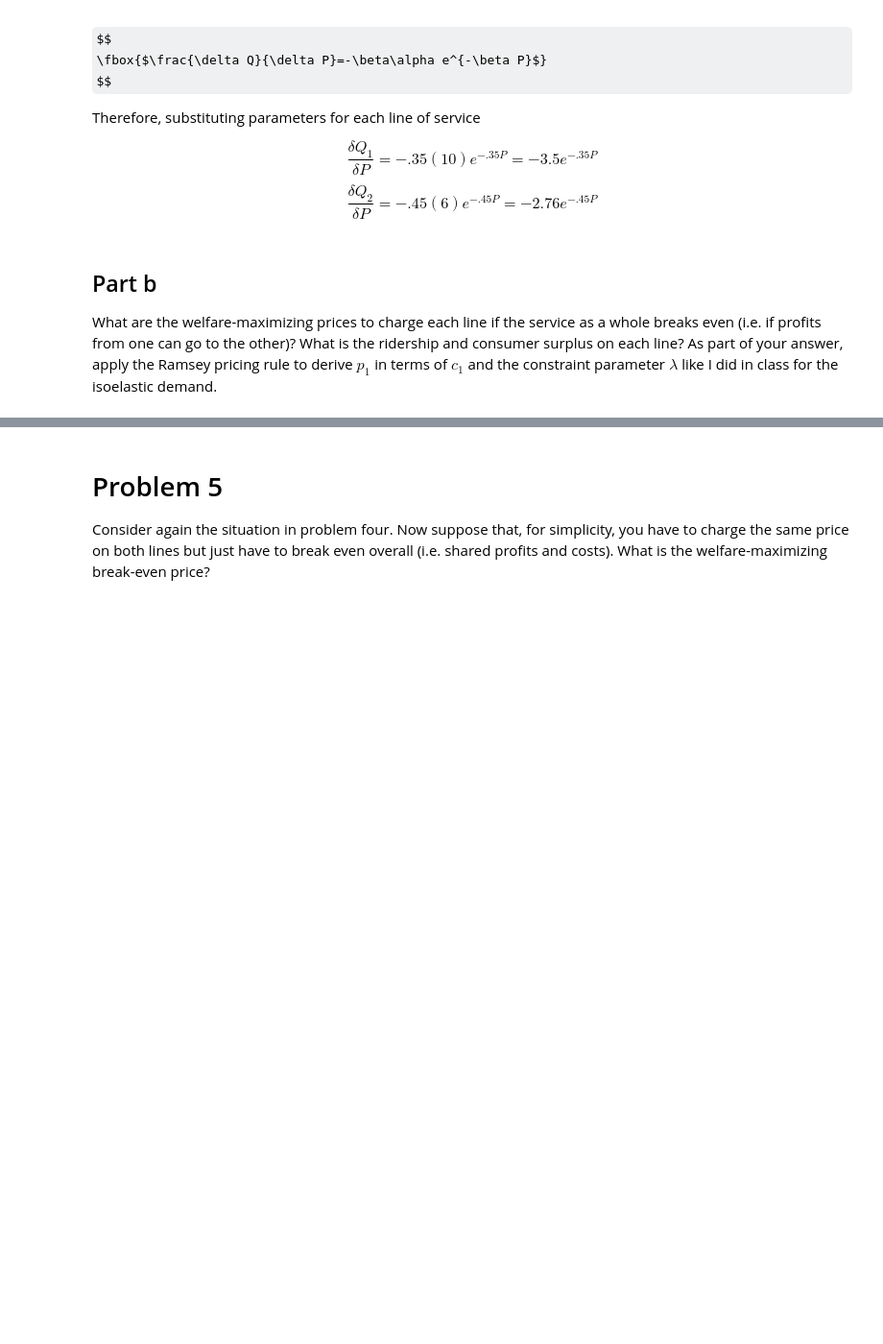
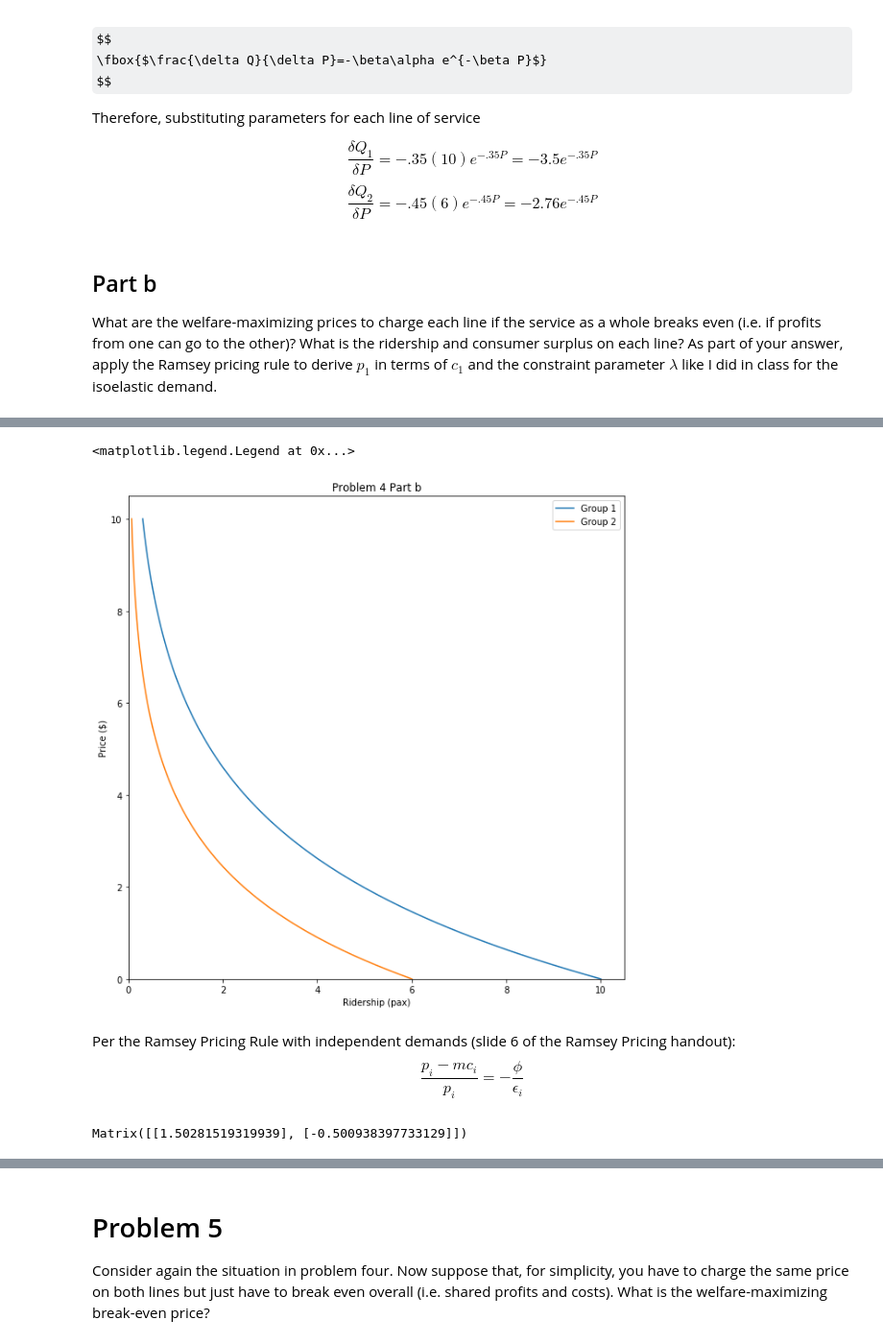
Before and after one commit to noahgarfinkle/Spring2020, a Jupyter notebook: CEE 498 Transportation Economics/Assignments/Garfinkle_Assignment 2.ipynb, the cells around one changed output, grey strips where cells are left out. Shown at 96% size. Saved outputs shown, nothing was run; the diff lists cells and outputs as text; code cells hidden in the pictures; some formulas as TeX source; blank space fills up the shorter version.

```diff
--- a/CEE 498 Transportation Economics/Assignments/Garfinkle_Assignment 2.ipynb
+++ b/CEE 498 Transportation Economics/Assignments/Garfinkle_Assignment 2.ipynb
@@ -573,0 +631,33 @@ What are the welfare-maximizing prices to charge each line if the service as a w
+# %%
+Ps = np.linspace(0,10,100)
+# %%
+q1 = [Q(P,α1,β1) for P in Ps]
+q2 = [Q(P,α2,β2) for P in Ps]
+# %%
+fig,ax = plt.subplots(figsize=(10,10))
+ax.plot(q1,Ps,label="Group 1")
+ax.plot(q2,Ps,label="Group 2")
+ax.set_title("Problem 4 Part b")
+ax.set_ylabel("Price ($)")
+ax.set_xlabel("Ridership (pax)")
+ax.set_xlim(left=0)
+ax.set_ylim(bottom=0)
+
+ax.legend()
+# %% [output]
+<matplotlib.legend.Legend at 0x...>
+[figure, added]
+# %% [markdown]
+Per the Ramsey Pricing Rule with independent demands (slide 6 of the Ramsey Pricing handout):
+$$
+\frac{p_i-mc_i}{p_i}=-\frac{\phi}{\epsilon_i}
+$$
+# %%
+x, y = sy.symbols("x y")
+
+# nsolve needs the (in this case: two) equations, the names of the variables
+# (x,y) we try to evaluate solutions for, and an initial guess (1,1) for the
+# solution
+print(sy.nsolve((x**3+sy.exp(y)-4,x+3*y),(x,y),(1,1)))
+# %% [output]
+Matrix([[1.50281519319939], [-0.500938397733129]])
```
Also changed, not shown: parts of 7 cells of this notebook.
